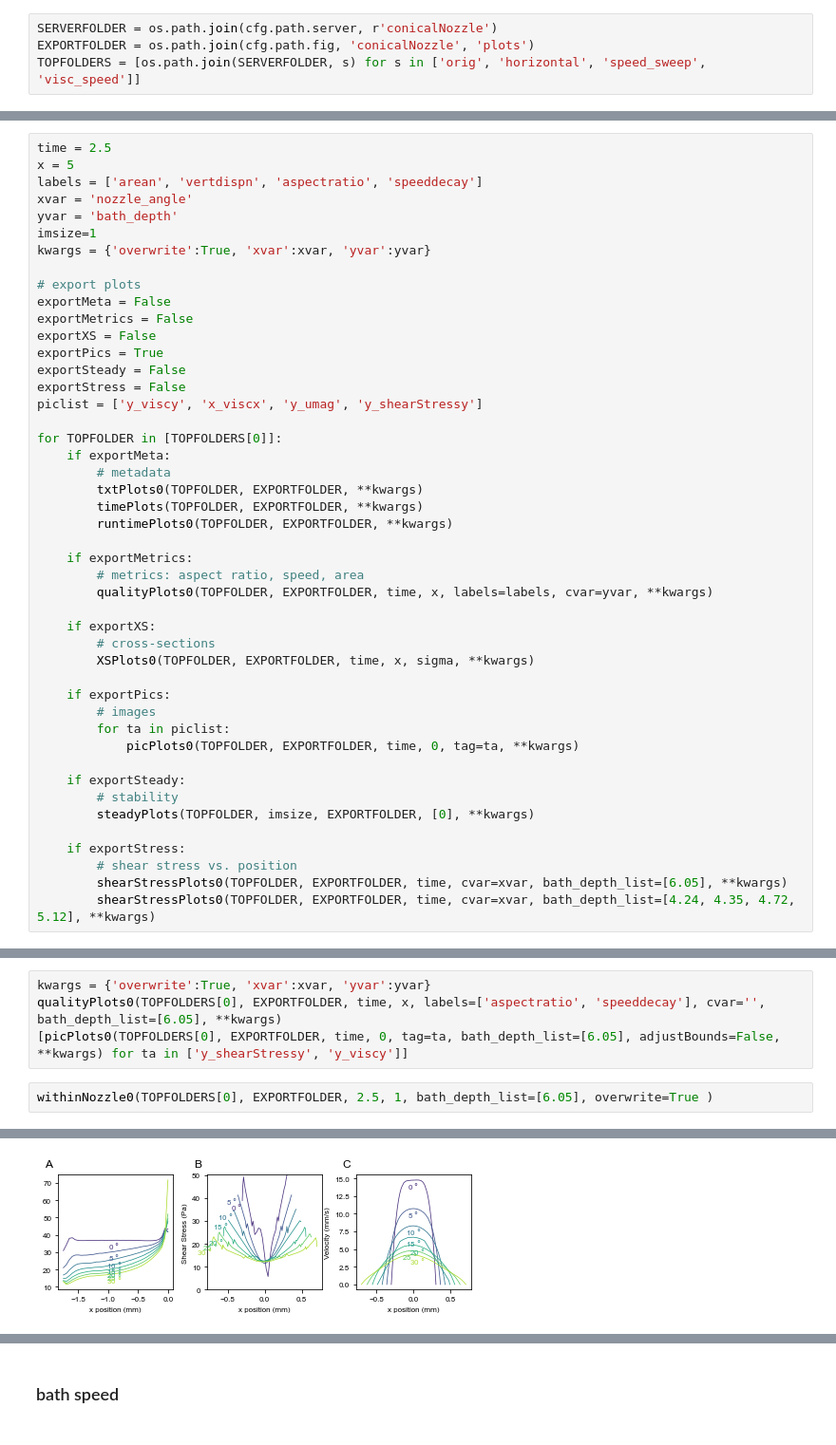
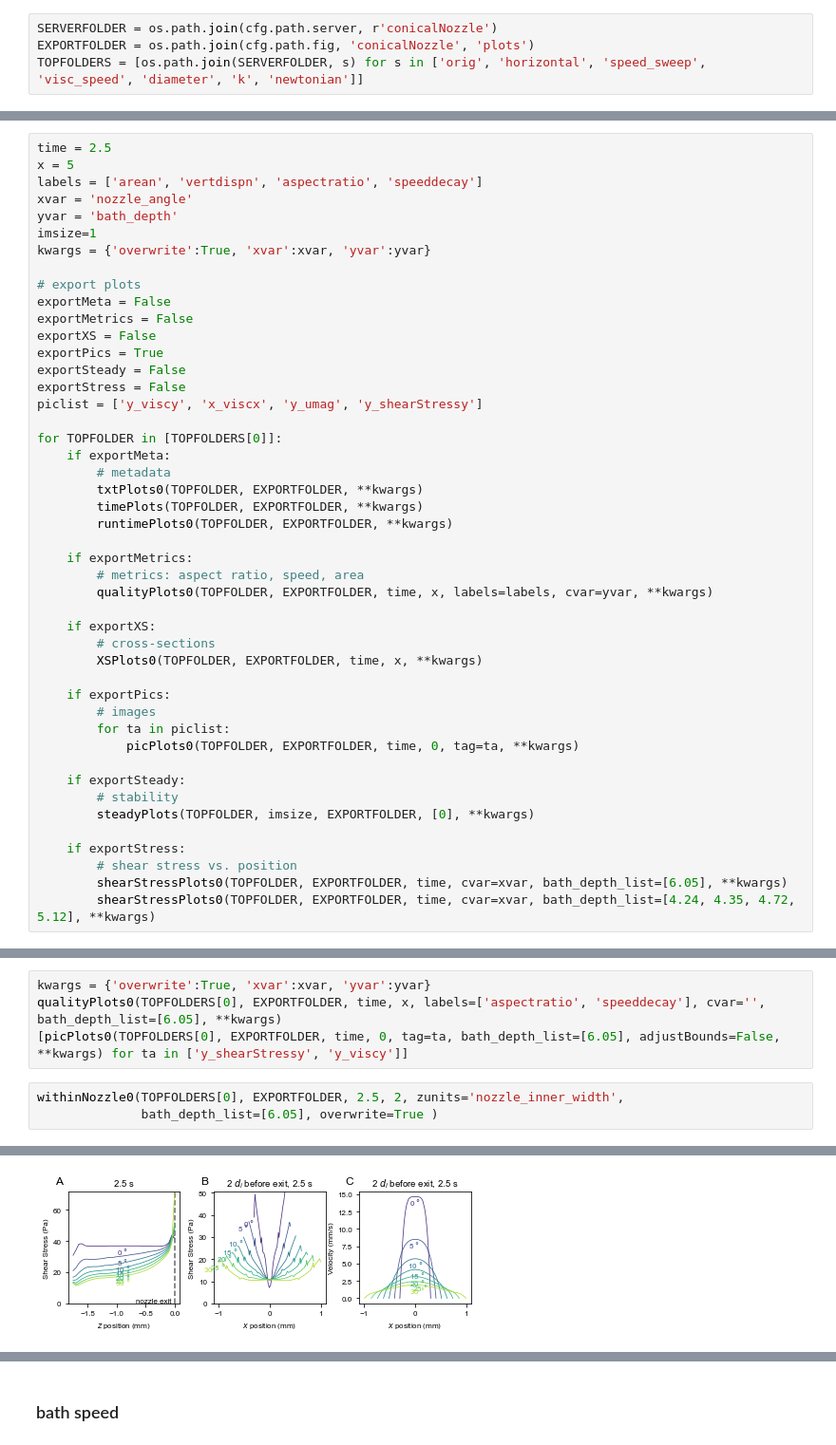
Before and after one commit to usnistgov/openfoamEmbedded3DP, a Jupyter notebook: pythonscripts/interfacemetrics_conicalNozzle.ipynb, the cells around one changed output, grey strips where cells are left out. Shown: that part at 95% size. Saved outputs shown, nothing was run; the diff lists cells and outputs as text.

Commit message:
update plotting tools

```diff
--- a/pythonscripts/interfacemetrics_conicalNozzle.ipynb
+++ b/pythonscripts/interfacemetrics_conicalNozzle.ipynb
@@ -17,6 +17,6 @@ logger.setLevel(logging.DEBUG)
 # %%
 SERVERFOLDER = os.path.join(cfg.path.server, r'conicalNozzle')
 EXPORTFOLDER = os.path.join(cfg.path.fig, 'conicalNozzle', 'plots')
-TOPFOLDERS = [os.path.join(SERVERFOLDER, s) for s in ['orig', 'horizontal', 'speed_sweep', 'visc_speed']]
+TOPFOLDERS = [os.path.join(SERVERFOLDER, s) for s in ['orig', 'horizontal', 'speed_sweep', 'visc_speed', 'diameter', 'k', 'newtonian']]
 # %% [markdown]
 # Generating Files
@@ -94,7 +94,7 @@ for TOPFOLDER in [TOPFOLDERS[0]]:
 
     if exportXS:
         # cross-sections
-        XSPlots0(TOPFOLDER, EXPORTFOLDER, time, x, sigma, **kwargs)
+        XSPlots0(TOPFOLDER, EXPORTFOLDER, time, x, **kwargs)
 
     if exportPics:
         # images
@@ -119,8 +119,9 @@ kwargs = {'overwrite':True, 'xvar':xvar, 'yvar':yvar}
 qualityPlots0(TOPFOLDERS[0], EXPORTFOLDER, time, x, labels=['aspectratio', 'speeddecay'], cvar='', bath_depth_list=[6.05], **kwargs)
 [picPlots0(TOPFOLDERS[0], EXPORTFOLDER, time, 0, tag=ta, bath_depth_list=[6.05], adjustBounds=False, **kwargs) for ta in ['y_shearStressy', 'y_viscy']]
 # %%
-withinNozzle0(TOPFOLDERS[0], EXPORTFOLDER, 2.5, 1, bath_depth_list=[6.05], overwrite=True )
+withinNozzle0(TOPFOLDERS[0], EXPORTFOLDER, 2.5, 2, zunits='nozzle_inner_width',
+              bath_depth_list=[6.05], overwrite=True )
 # %% [output]
 INFO:root:Exported C:/Users/lmf1/OneDriveNIST/NIST/data/openfoam/summaries\conicalNozzle\plots\orig\trace_across_orig_bath_depth_list_[6.05]
-[figure, old version]
+[figure, new version]
 # %%
```
Also changed, not shown: parts of 12 cells of this notebook, 9 other files.
